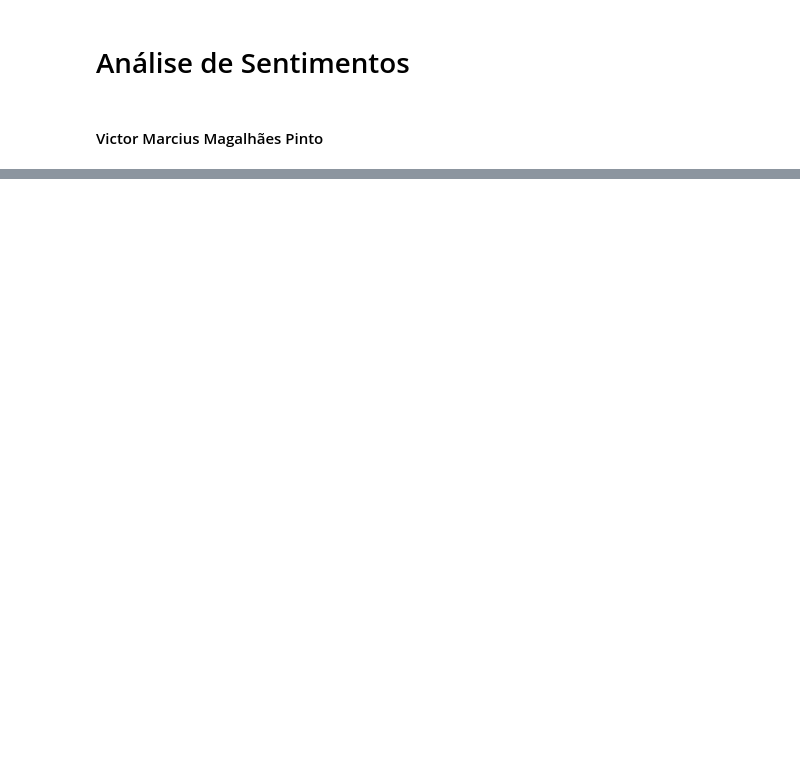
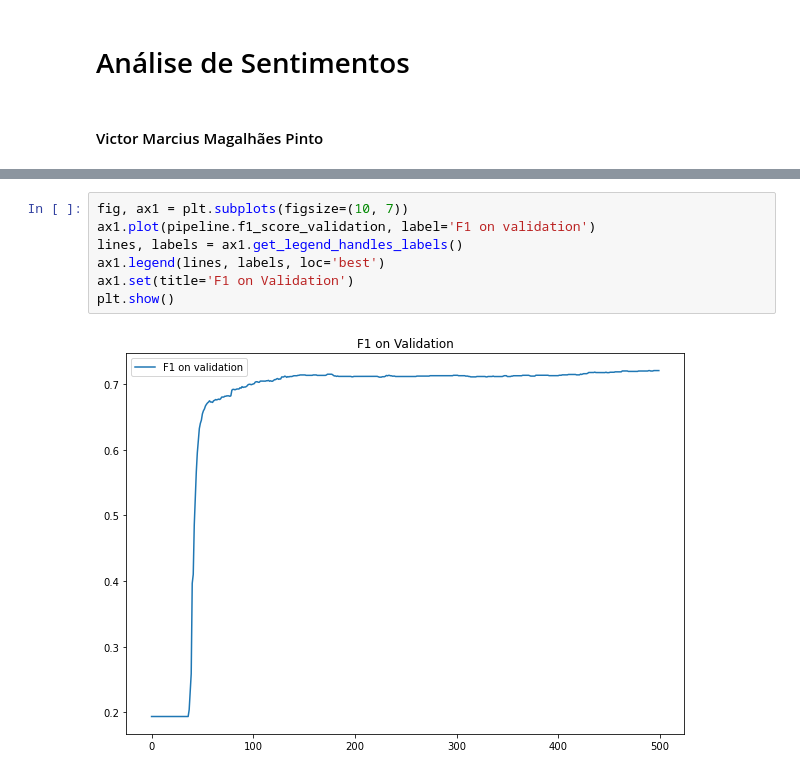
Before and after one commit to victormmp/sentiment_analyse, a Jupyter notebook: notebooks/exercicio_sentiment.ipynb, the cells around one changed output, grey strips where cells are left out. Saved outputs shown, nothing was run; the diff lists cells and outputs as text; blank space fills up the shorter version.

```diff
--- a/notebooks/exercicio_sentiment.ipynb
+++ b/notebooks/exercicio_sentiment.ipynb
@@ -34,0 +215,9 @@ with open('..\word_map.json', 'w') as fp:
+# %%
+fig, ax1 = plt.subplots(figsize=(10, 7))
+ax1.plot(pipeline.f1_score_validation, label='F1 on validation')
+lines, labels = ax1.get_legend_handles_labels()
+ax1.legend(lines, labels, loc='best')
+ax1.set(title='F1 on Validation')
+plt.show()
+# %% [output]
+[figure, added]
```
Also changed, not shown: parts of 44 cells of this notebook, 4 other files.
